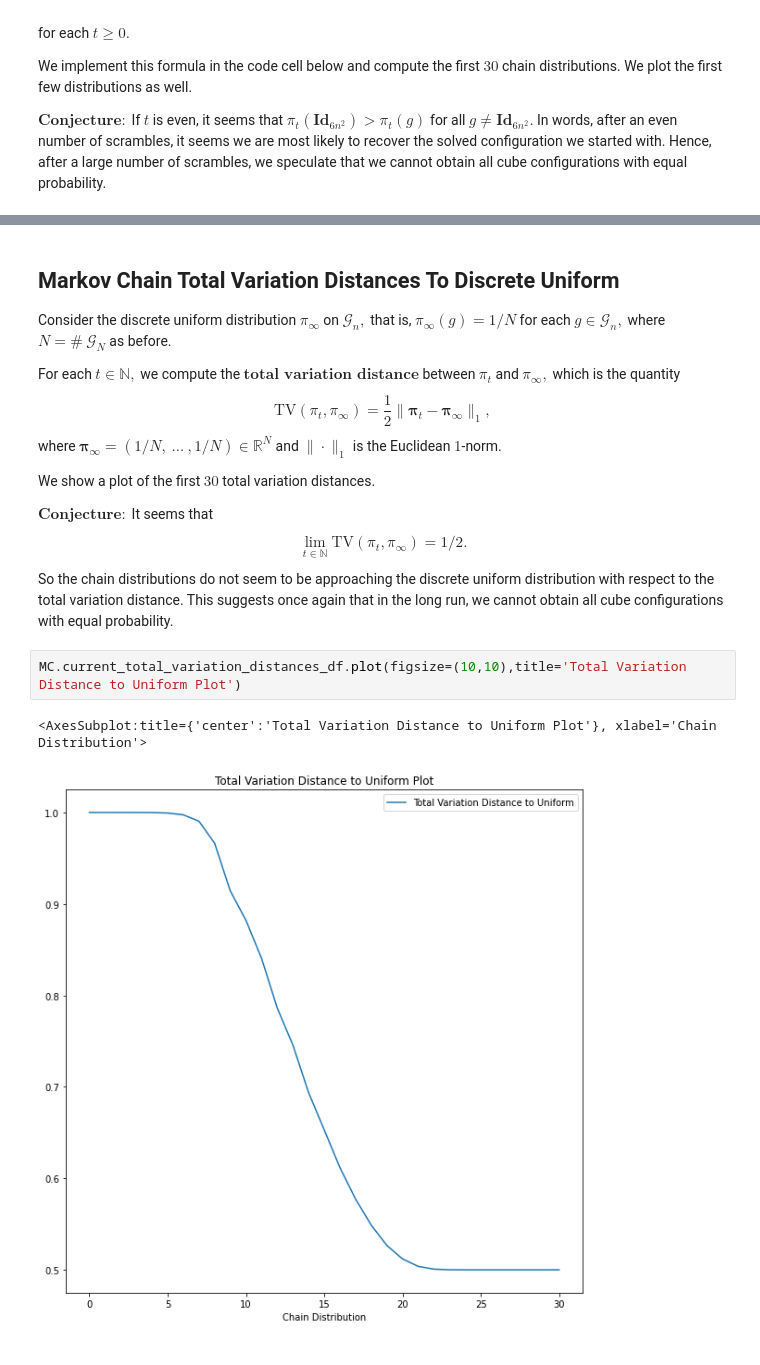
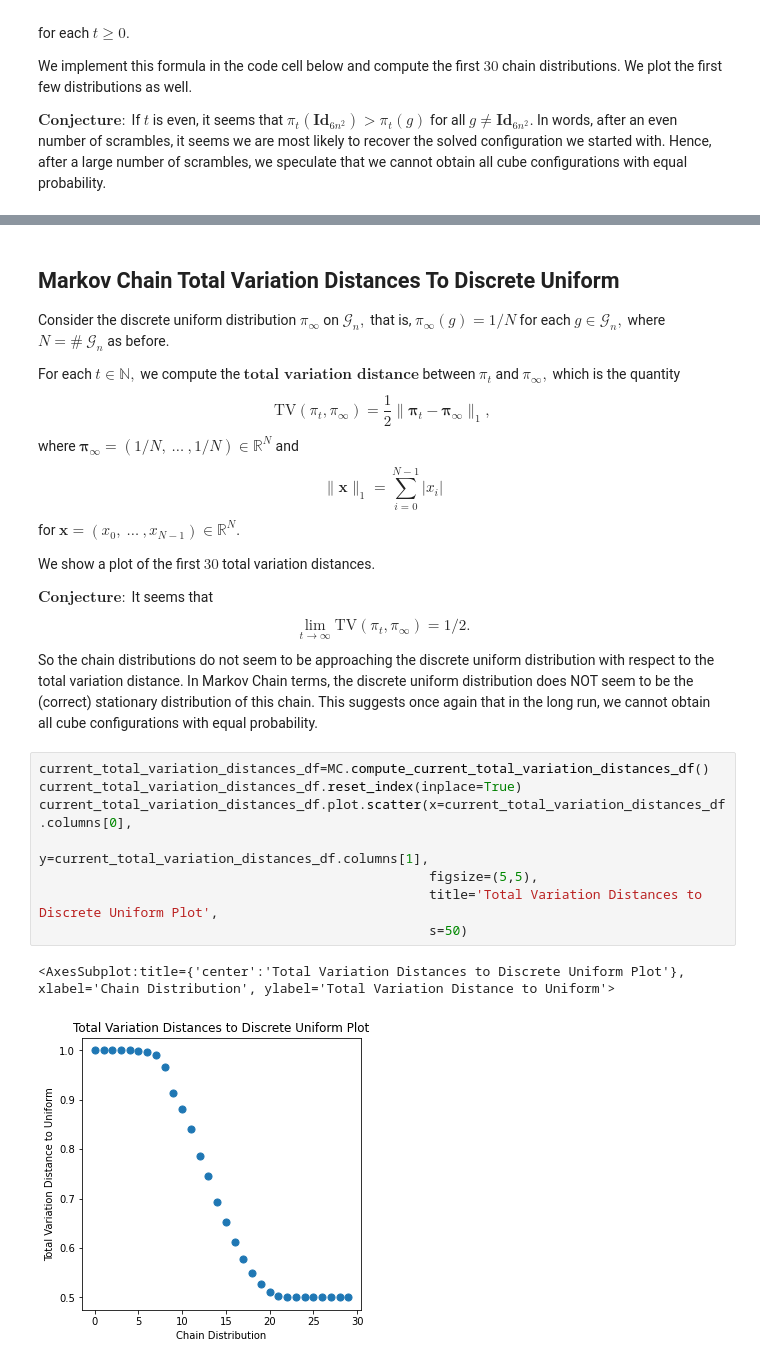
Before and after one commit to vskaush2/RubiksCubeMarkovChain, a Jupyter notebook: RubiksCubeMarkovChainDemo.ipynb, the cells around one changed output, grey strips where cells are left out. Drawn from its saved outputs; the diff is of its cells as text.

```diff
--- a/RubiksCubeMarkovChainDemo.ipynb
+++ b/RubiksCubeMarkovChainDemo.ipynb
@@ -258,17 +242,22 @@ DONE !!!
 # %% [markdown]
-
-
 ## Markov Chain Total Variation Distances To Discrete Uniform
-Consider the discrete uniform distribution $\pi_\infty$ on $\mathcal{G}_n,$ that is, $\pi_\infty(g)=1/N$ for each $g \in \mathcal{G}_n,$ where $N = \# \ \mathcal{G}_N$ as before.
+Consider the discrete uniform distribution $\pi_\infty$ on $\mathcal{G}_n,$ that is, $\pi_\infty(g)=1/N$ for each $g \in \mathcal{G}_n,$ where $N = \# \ \mathcal{G}_n$ as before.
 
 For each $t \in \mathbb{N},$ we compute the $\textbf{total variation distance}$ between $\pi_t$ and $\pi_\infty,$ which is the quantity
-$$\text{TV}(\pi_t,\pi_\infty) = \frac{1}{2} \|\boldsymbol{\pi}_t - \boldsymbol{\pi}_\infty \|_1,$$ where $\boldsymbol{\pi}_\infty=(1/N, \ \dots \ , 1/N) \in \mathbb{R}^N$ and $\| \cdot \|_1$ is the Euclidean $1$-norm.
+$$\text{TV}(\pi_t,\pi_\infty) = \frac{1}{2} \|\boldsymbol{\pi}_t - \boldsymbol{\pi}_\infty \|_1,$$ where $\boldsymbol{\pi}_\infty=(1/N, \ \dots \ , 1/N) \in \mathbb{R}^N$ and
+$$\| \mathbf{x} \|_1= \sum_{i=0}^{N-1} |x_i|$$ for $\mathbf{x}=(x_0, \ \dots \ , x_{N-1}) \in \mathbb{R}^N.$
 
 We show a plot of the first $30$ total variation distances.
 
-$\textbf{Conjecture}:$ It seems that $$\lim_{t \in \mathbb{N}}\text{TV}(\pi_t,\pi_\infty) = 1/2.$$ So the chain distributions do not seem to be approaching the discrete uniform distribution with respect to the total variation distance. This suggests once again that in the long run, we cannot obtain all cube configurations with equal probability.
+$\textbf{Conjecture}:$ It seems that $$\lim_{t \rightarrow \infty} \text{TV}(\pi_t,\pi_\infty) = 1/2.$$ So the chain distributions do not seem to be approaching the discrete uniform distribution with respect to the total variation distance. In Markov Chain terms, the discrete uniform distribution does NOT seem to be the (correct) stationary distribution of this chain. This suggests once again that in the long run, we cannot obtain all cube configurations with equal probability.
 # %%
-MC.current_total_variation_distances_df.plot(figsize=(10,10),title='Total Variation Distance to Uniform Plot')
+current_total_variation_distances_df=MC.compute_current_total_variation_distances_df()
+current_total_variation_distances_df.reset_index(inplace=True)
+current_total_variation_distances_df.plot.scatter(x=current_total_variation_distances_df.columns[0],
+                                                  y=current_total_variation_distances_df.columns[1],
+                                                  figsize=(5,5),
+                                                  title='Total Variation Distances to Discrete Uniform Plot',
+                                                  s=50)
 # %% [output]
-<AxesSubplot:title={'center':'Total Variation Distance to Uniform Plot'}, xlabel='Chain Distribution'>
+<AxesSubplot:title={'center':'Total Variation Distances to Discrete Uniform Plot'}, xlabel='Chain Distribution', ylabel='Total Variation Distance to Uniform'>
-[figure, old version]
+[figure, new version]
```
Also changed, not shown: parts of 5 cells of this notebook, 1 other file.
